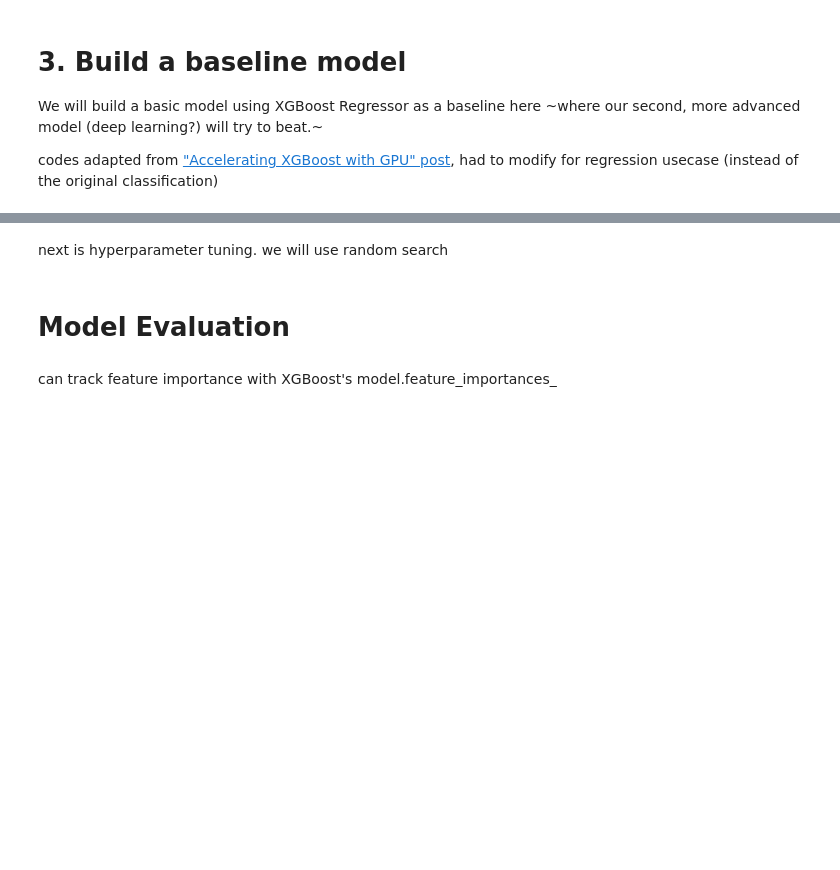
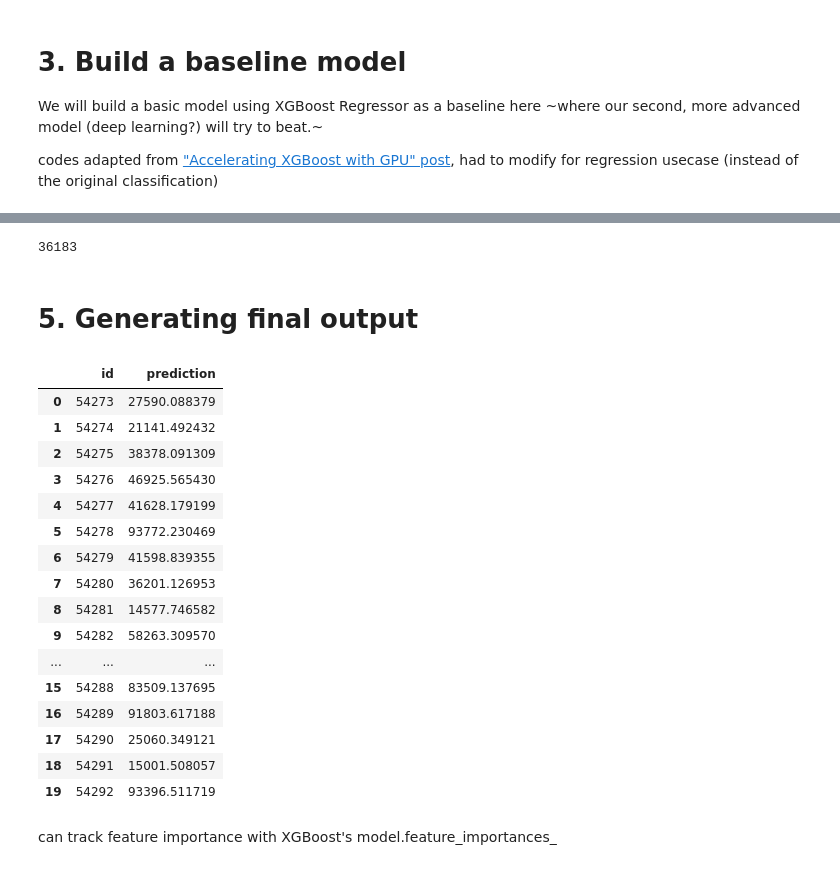
Before and after one commit to sseantheg/Car-Price-Prediction-with-XGBoost, a Jupyter notebook: Car Price Prediction with XGBoost.ipynb, the cells around one changed output, grey strips where cells are left out. Drawn from its saved outputs; the diff is of its cells as text; code cells hidden in the pictures; blank space fills up the shorter version.

```diff
--- a/Car Price Prediction with XGBoost.ipynb
+++ b/Car Price Prediction with XGBoost.ipynb
@@ -650,7 +639,7 @@ from sklearn import metrics
 import xgboost as xgb
 import numpy as np
 
-xgb.set_config(device='cuda:0')
+# xgb.set_config(device='cuda:0')
 
 MAX_TREE_DEPTH = 3
 TREE_METHOD = 'hist'
@@ -752,4 +783,29 @@ predictions.size
-# %% [markdown]
-next is hyperparameter tuning. we will use random search
-# %% [markdown]
-# Model Evaluation
+# %%
+#confirm if prediction size match that of the test data
+predictions.size
+# %% [output]
+36183
+# %% [markdown]
+# 5. Generating final output
+# %%
+final_pred = test_df[['id']].copy()
+final_pred['prediction'] = predictions
+final_pred.head(20)
+# %% [output]
+|  | id | prediction |
+| 0 | 54273 | 27590.088379 |
+| 1 | 54274 | 21141.492432 |
+| 2 | 54275 | 38378.091309 |
+| 3 | 54276 | 46925.565430 |
+| 4 | 54277 | 41628.179199 |
+| 5 | 54278 | 93772.230469 |
+| 6 | 54279 | 41598.839355 |
+| 7 | 54280 | 36201.126953 |
+| 8 | 54281 | 14577.746582 |
+| 9 | 54282 | 58263.309570 |
+| ... | ... | ... |
+| 15 | 54288 | 83509.137695 |
+| 16 | 54289 | 91803.617188 |
+| 17 | 54290 | 25060.349121 |
+| 18 | 54291 | 15001.508057 |
+| 19 | 54292 | 93396.511719 |
```
Also changed, not shown: parts of 23 cells of this notebook.
